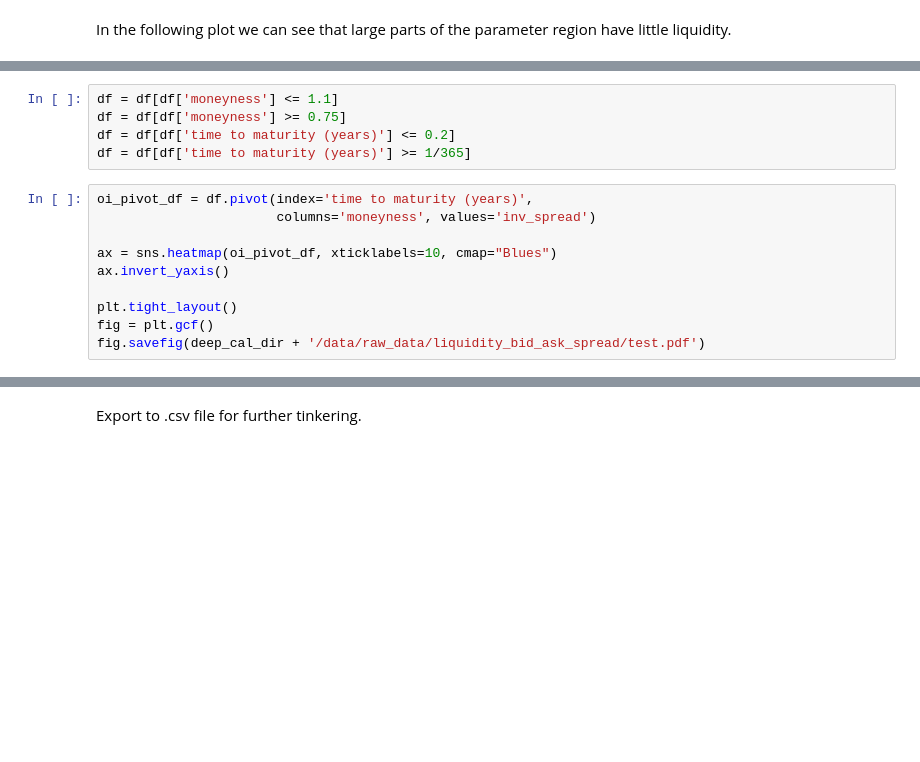
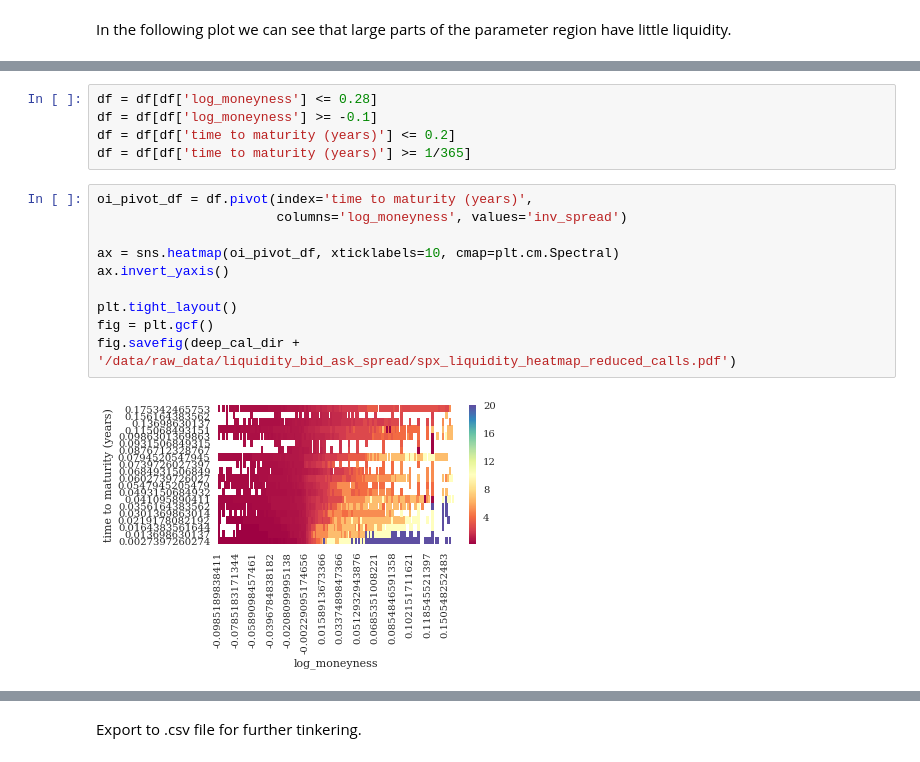
Before and after one commit to bstemper/deep_rough_calibration, a Jupyter notebook: code/notebooks/parse_raw_spx.ipynb, the cells around one changed output, grey strips where cells are left out. Cells and saved outputs as stored; diff of their text form; blank space fills up the shorter version.

```diff
--- a/code/notebooks/parse_raw_spx.ipynb
+++ b/code/notebooks/parse_raw_spx.ipynb
@@ -174,15 +172,17 @@ We thus reduce the parameter region of the calls considered to $0.75\leq moneyne
 # %%
-df = df[df['moneyness'] <= 1.1]
-df = df[df['moneyness'] >= 0.75]
+df = df[df['log_moneyness'] <= 0.28]
+df = df[df['log_moneyness'] >= -0.1]
 df = df[df['time to maturity (years)'] <= 0.2]
 df = df[df['time to maturity (years)'] >= 1/365]
 # %%
 oi_pivot_df = df.pivot(index='time to maturity (years)',
-                       columns='moneyness', values='inv_spread')
+                       columns='log_moneyness', values='inv_spread')
 
-ax = sns.heatmap(oi_pivot_df, xticklabels=10, cmap="Blues")
+ax = sns.heatmap(oi_pivot_df, xticklabels=10, cmap=plt.cm.Spectral)
 ax.invert_yaxis()
 
 plt.tight_layout()
 fig = plt.gcf()
-fig.savefig(deep_cal_dir + '/data/raw_data/liquidity_bid_ask_spread/test.pdf')
+fig.savefig(deep_cal_dir + '/data/raw_data/liquidity_bid_ask_spread/spx_liquidity_heatmap_reduced_calls.pdf')
+# %% [output]
+[figure, added]
```
Also changed, not shown: parts of 6 cells of this notebook, 20 other files.
